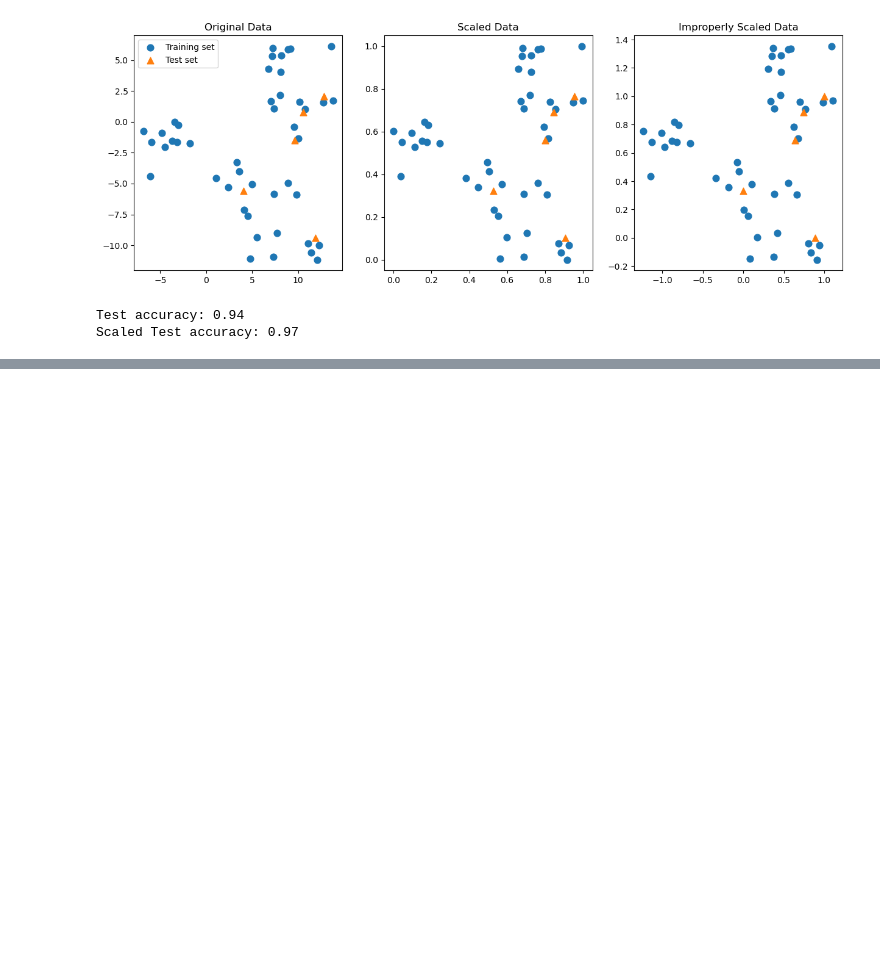
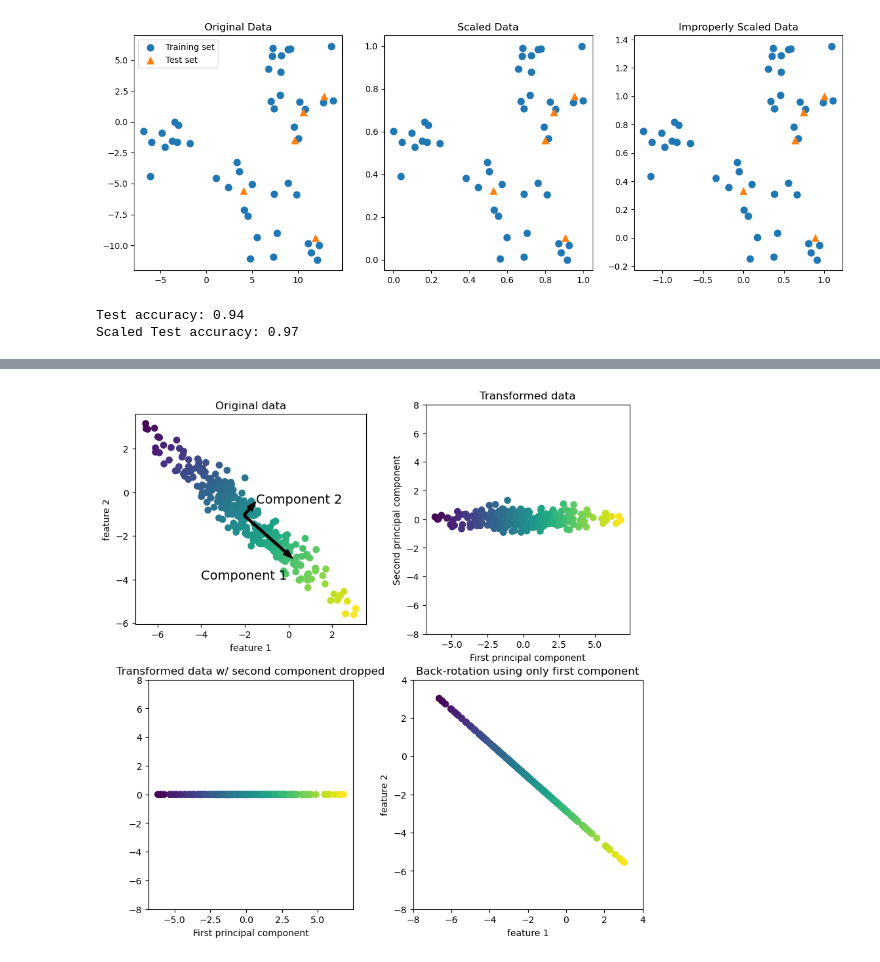
Before and after one commit to lyonsja-mathematics/My_Tutorials, a Jupyter notebook: Introduction to Machine Learning with Python.ipynb, the cells around one changed output, grey strips where cells are left out. Saved outputs shown, nothing was run; the diff lists cells and outputs as text; code cells hidden in the pictures; blank space fills up the shorter version.

```diff
--- a/Introduction to Machine Learning with Python.ipynb
+++ b/Introduction to Machine Learning with Python.ipynb
@@ -580,0 +583,4 @@ Scaled Test accuracy: 0.97
+# %%
+mglearn.plots.plot_pca_illustration()
+# %% [output]
+[figure, added]
```
Also changed, not shown: parts of 13 cells of this notebook.
